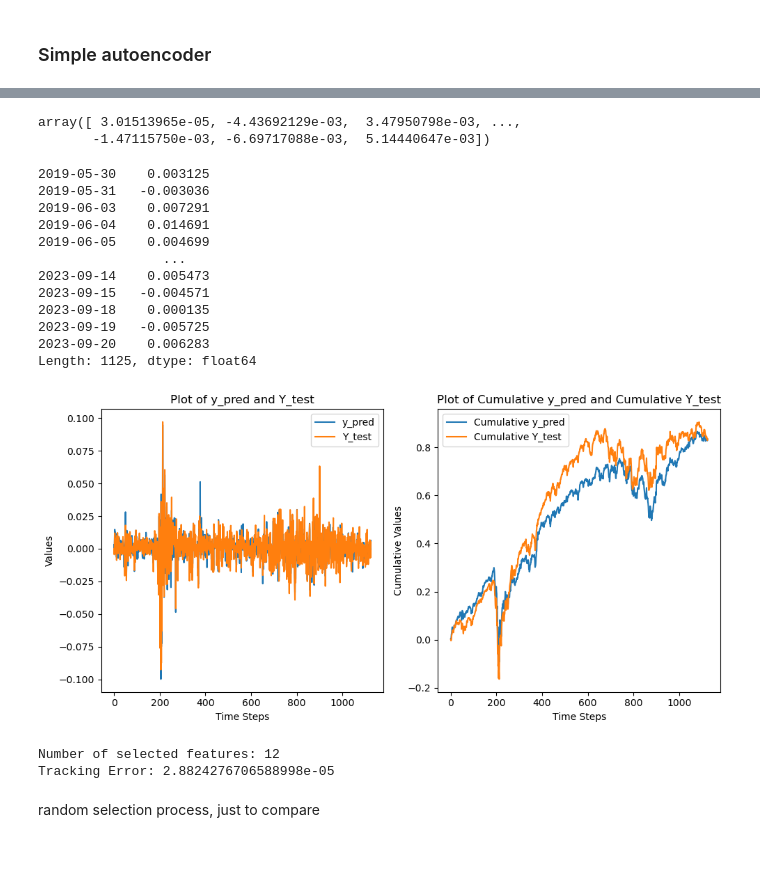
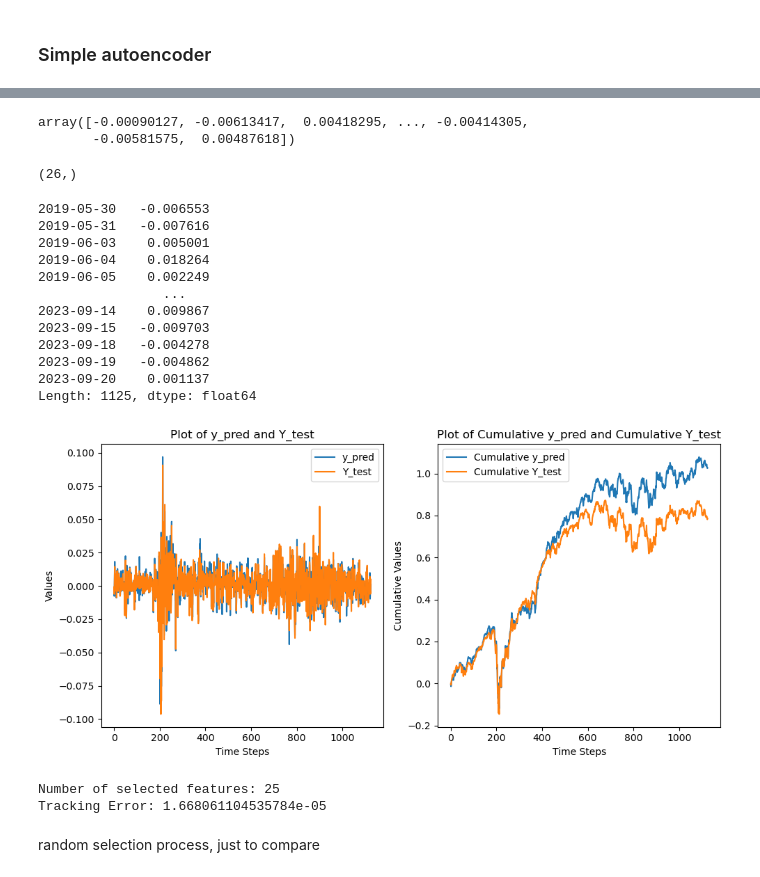
Before and after one commit to alexander-schaller/financial-machine-learning-projects-group2, a Jupyter notebook: Autoencoder.ipynb, the cells around one changed output, grey strips where cells are left out. Drawn from its saved outputs; the diff is of its cells as text; code cells hidden in the pictures.

Commit message:
regression corrected

```diff
--- a/Autoencoder.ipynb
+++ b/Autoencoder.ipynb
@@ -30,7 +28,7 @@ def ols_regression(X, y):
     results = model.fit()
 
     # Return the fitted values
-    return results.fittedvalues
+    return results
 # %%
 from sklearn.linear_model import Ridge
 
@@ -170,6 +168,7 @@ def autoencoder_cross_val(X, Y):
 ### Simple autoencoder
 # %%
 from tensorflow.keras import regularizers
+
 def sparse_autoencoder(X):
     # Prepare the data
     X_train, X_test = X[:int(len(X)*0.8)], X[int(len(X)*0.8):]
@@ -183,7 +182,8 @@ def sparse_autoencoder(X):
 
     # Build the autoencoder model
     input_dim = X_train.shape[1]
-    hidden_dim = 10
+    print(input_dim)
+    hidden_dim = 20
 
     input_layer = layers.Input(shape=(input_dim,))
     normalization = layers.BatchNormalization(axis = 1)(input_layer)
@@ -193,8 +193,9 @@ def sparse_autoencoder(X):
     autoencoder = tf.keras.Model(inputs=input_layer, outputs=decoder)
 
     # Compile and train the autoencoder
+    print(X_train.shape)
     autoencoder.compile(optimizer='adam', loss='mse')
-    autoencoder.fit(X_train, X_train, epochs=10, batch_size=32, validation_data=(X_test, X_test))
+    history = autoencoder.fit(X_train, X_train, epochs=100, batch_size=64, validation_data=(X_test, X_test))
 
     # Extract the decoded features
     decoder_model = tf.keras.Model(inputs=input_layer, outputs=decoder)
@@ -216,19 +217,22 @@ def sparse_autoencoder(X):
 
     selected_features = np.concatenate((most_comm_indices, least_comm_indices))
     selected_X_test = X_test[selected_features]
+    selected_X_train = X_train[selected_features]
 
     print("Number of features in selected X_test:", selected_X_test.shape)
+    print("Number of features in selected X_train:", selected_X_train.shape)
     print("Most communal features:", len(most_comm_indices))
     print("Least communal features:", len(least_comm_indices))
 
-    # Return the de-normalized array
-    return selected_X_test, Nb_most_comm, Nb_least_comm
+    # Return the de-normalized arrays
+    return selected_X_test, selected_X_train, Nb_most_comm, Nb_least_comm, history
 # %%
 returns = pd.read_csv('Index_Replication_Data/X_USD.csv', index_col=0, header=0, parse_dates=True, keep_default_na=True, na_values=['NA'], delimiter=';', decimal=",")
 returns.dropna(axis=1, inplace=True)
 returns = returns[returns.index.dayofweek < 5]
 returns.shape
-X = returns.iloc[:, :-900]
+#X = returns.iloc[:, :-900]
+X = returns[returns.columns[-100:]]
 
 index, rweights = generate_index(returns[returns.columns[-100:]])
 Y = index
@@ -270,61 +305,70 @@ Least communal features: 20
 # %%
-selected_X_test, _, Nb_least_comm_val = Res
+selected_X_test, selected_X_train, _,_, Nb_least_comm_val = Res
 
 
 Y_test = Y[int(len(Y)*0.8):]
+Y_train = Y[:int(len(Y)*0.8)]
 display(Y_test)
 
-predicted_values = ols_regression(selected_X_test, Y_test)
+results = ols_regression(selected_X_train,Y_train)
+coeff = results.params
+print(coeff.shape)
+
+#do regression using fitted coefficient to predict y on test set
+predicted_values = results.predict(sm.add_constant(selected_X_test))
+
+
 
 display(predicted_values)
 
 # Plot the predicted values and Y_test
 plt.figure(figsize=(10, 5))
 
 plt.subplot(1, 2, 1)
 plt.plot(predicted_values.values, label='y_pred')
 plt.plot(Y_test, label='Y_test')
 plt.xlabel('Time Steps')
 plt.ylabel('Values')
 plt.title('Plot of y_pred and Y_test')
 plt.legend()
 
 # Compute the cumulative values
 cumulative_predicted_values = np.cumsum(predicted_values.values)
 cumulative_Y_test = np.cumsum(Y_test)
 
 plt.subplot(1, 2, 2)
 plt.plot(cumulative_predicted_values, label='Cumulative y_pred')
 plt.plot(cumulative_Y_test, label='Cumulative Y_test')
 plt.xlabel('Time Steps')
 plt.ylabel('Cumulative Values')
 plt.title('Plot of Cumulative y_pred and Cumulative Y_test')
 plt.legend()
 
 plt.tight_layout()
 plt.show()
 
-print("Number of selected features:", len(selected_X_test_denormalized.columns))
+print("Number of selected features:", len(selected_X_test.columns))
 
 tracking_error = compute_mse(predicted_values, Y_test)
 print("Tracking Error:", tracking_error)
 # %% [output]
-array([ 3.01513965e-05, -4.43692129e-03,  3.47950798e-03, ...,
-       -1.47115750e-03, -6.69717088e-03,  5.14440647e-03])
+array([-0.00090127, -0.00613417,  0.00418295, ..., -0.00414305,
+       -0.00581575,  0.00487618])
-2019-05-30    0.003125
-2019-05-31   -0.003036
-2019-06-03    0.007291
-2019-06-04    0.014691
-2019-06-05    0.004699
-                ...
-2023-09-14    0.005473
-2023-09-15   -0.004571
-2023-09-18    0.000135
-2023-09-19   -0.005725
-2023-09-20    0.006283
-Length: 1125, dtype: float64
+(26,)
+2019-05-30   -0.006553
+2019-05-31   -0.007616
+2019-06-03    0.005001
+2019-06-04    0.018264
+2019-06-05    0.002249
+                ...
+2023-09-14    0.009867
+2023-09-15   -0.009703
+2023-09-18   -0.004278
+2023-09-19   -0.004862
+2023-09-20    0.001137
+Length: 1125, dtype: float64
-[figure, old version]
+[figure, new version]
-Number of selected features: 12
-Tracking Error: 2.8824276706588998e-05
+Number of selected features: 25
+Tracking Error: 1.668061104535784e-05
 # %% [markdown]
 random selection process, just to compare
```
Also changed, not shown: parts of 9 cells of this notebook.
